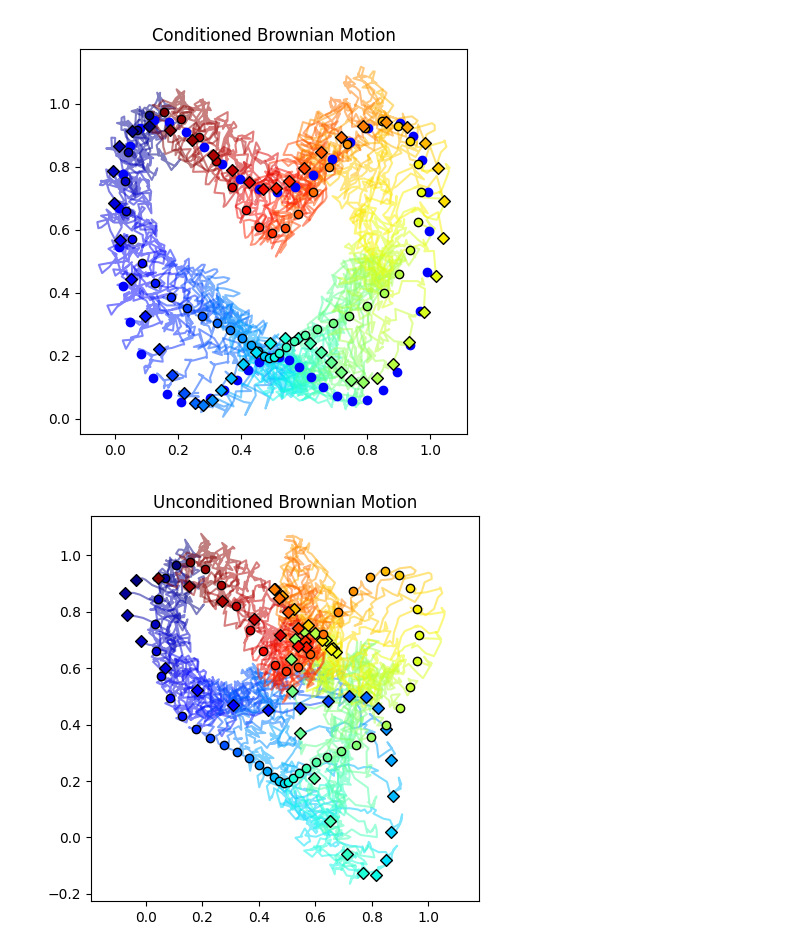
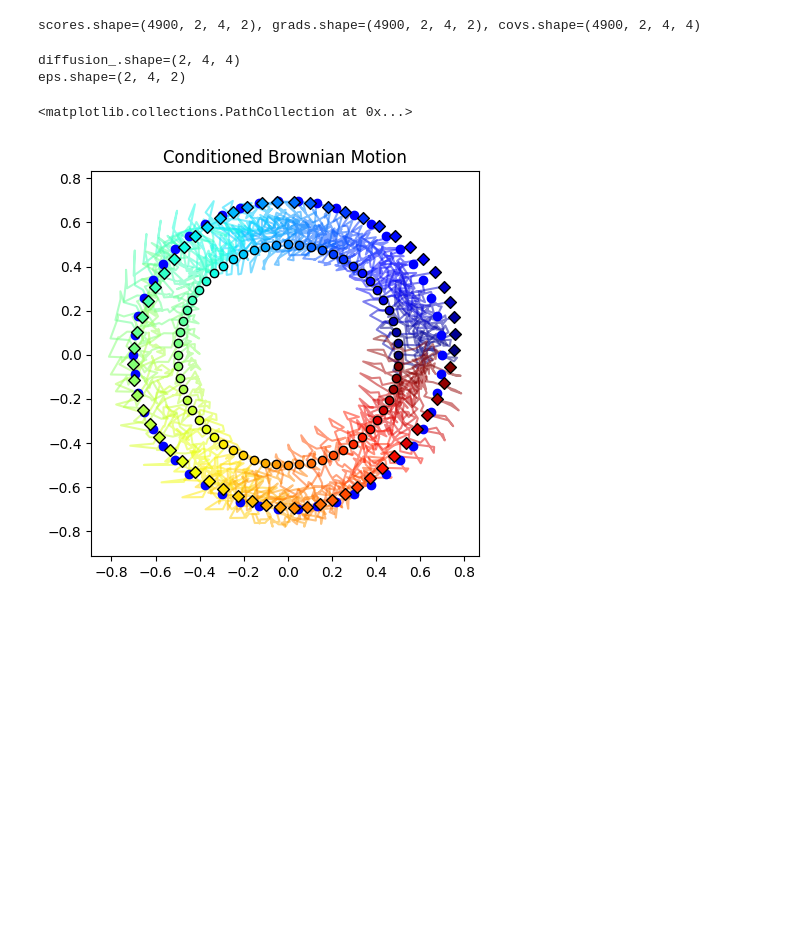
Before and after one commit to libbylbaker/infsdebridge, a Jupyter notebook: experiments/brownian_bridge_fourier.ipynb, the cells around one changed output. Saved outputs shown, nothing was run; the diff lists cells and outputs as text; code cells hidden in the pictures; blank space fills up the shorter version.

Commit message:
Unify the landmark and coefficient experiment framework.

```diff
--- a/experiments/brownian_bridge_fourier.ipynb
+++ b/experiments/brownian_bridge_fourier.ipynb
@@ -13,10 +16,11 @@ import jax
 import jax.numpy as jnp
 # %%
 T=1.
-N=100
+Nt=50
 dim=2
-num_bases = 5
+N = 4
 sigma=0.05
+Npt = 100
 
-bm_sde = sdes.brownian_sde(T, N, dim, 2*num_bases, sigma)
+bm_sde = sdes.brownian_sde(T, Nt, dim, N, sigma)
 # %%
@@ -38,10 +56,13 @@ plt.scatter(butterfly_recon[:, 0], butterfly_recon[:, 1], c="b")
 from sdebridge.plotting import plot_single_trajectory
 
 key = jax.random.PRNGKey(2)
-forward_trajs = sdes.simulate_traj(bm_sde, butterfly_coeffs, 2, key)
+# forward_trajs = sdes.simulate_traj(bm_sde, butterfly_coeffs, 2, key)
+print(f"{ellipse_init.shape=}")
+forward_trajs = sdes.simulate_traj(bm_sde, ellipse_init, 2, key)
 
 forward_traj_coeffs = forward_trajs[0]
-forward_traj = inverse_fourier(forward_traj_coeffs, 50)
-traj = forward_traj.reshape((N, -1))
+Npt = 60
+forward_traj = inverse_fourier(forward_traj_coeffs, Npt)
+traj = forward_traj.reshape((-1, Npt*dim))
 plot_single_trajectory(traj, "Unconditioned Brownian Motion")
 # %% [output]
@@ -64,12 +91,12 @@ from sdebridge.networks.score_unet import ScoreUNet
 neural_net = ScoreUNet
 
 network = {
-    "output_dim": bm_sde.dim*bm_sde.n_bases,
+    "output_dim": bm_sde.dim*bm_sde.N*2,
     "time_embedding_dim": 32,
     "init_embedding_dim": 32,
     "act_fn": "silu",
-    "encoder_layer_dims": [64, 32, 16, 8],
-    "decoder_layer_dims": [8, 16, 32, 64],
+    "encoder_layer_dims": [32, 16, 8],
+    "decoder_layer_dims": [8, 16, 32],
     "batchnorm": True,
 }
 
@@ -82,31 +109,38 @@ training = {
 }
 
 
-target = butterfly_coeffs
+# target = butterfly_coeffs
+target = ellipse_init
 train_key = jax.random.split(key, 2)[0]
 score_p_state = db.learn_p_score(bm_sde, target, train_key, **training, net=neural_net, network_params=network)
+# %% [output]
+scores.shape=(4900, 2, 4, 2), grads.shape=(4900, 2, 4, 2), covs.shape=(4900, 2, 4, 4)
 # %%
-initial_pts = jnp.array(butterfly2_pts())[:, ::475][:, ::1].T
-initial_coeffs = fourier_coefficients(initial_pts, num_bases)
+# initial_pts = jnp.array(butterfly2_pts())[:, ::475][:, ::1].T
+# initial_coeffs = fourier_coefficients(initial_pts, N)
 
 
 reverse_sde = sdes.reverse(bm_sde, score_fn(score_p_state))
-backward_coeffs = sdes.simulate_traj(reverse_sde, initial_coeffs, 2, key)
+# backward_coeffs = sdes.simulate_traj(reverse_sde, initial_coeffs, 2, key)
+backward_coeffs = sdes.simulate_traj(reverse_sde, ellipse_target, 2, key)
 
-forward_coeffs = sdes.simulate_traj(bm_sde, initial_coeffs, 2, key)
+# forward_coeffs = sdes.simulate_traj(bm_sde, initial_coeffs, 2, key)
+# %% [output]
+diffusion_.shape=(2, 4, 4)
+eps.shape=(2, 4, 2)
 # %%
-backward_traj = inverse_fourier(backward_coeffs[0], 50)
-traj = backward_traj.reshape((N, -1))
+backward_traj = inverse_fourier(backward_coeffs[0], Npt)
+traj = backward_traj.reshape((-1, Npt*dim))
 plot_single_trajectory(traj, "Conditioned Brownian Motion")
 target_plt = inverse_fourier(target, 50)
 plt.scatter(target_plt[:, 0], target_plt[:, 1], c="b")
 
-forward_traj = inverse_fourier(forward_coeffs[0], 50)
-traj = forward_traj.reshape((N, -1))
-plot_single_trajectory(traj, "Unconditioned Brownian Motion")
+# forward_traj = inverse_fourier(forward_coeffs[0], Npt)
+# traj = forward_traj.reshape((-1, Npt*dim))
+# plot_single_trajectory(traj, "Unconditioned Brownian Motion")
 # %% [output]
+<matplotlib.collections.PathCollection at 0x...>
-[figure, old version]
+[figure, new version]
-[figure, removed]
 # %%
 # plot target coefficients vs backward trajectory last coefficients
 
```
Also changed, not shown: parts of 7 cells of this notebook, 5 other files.
